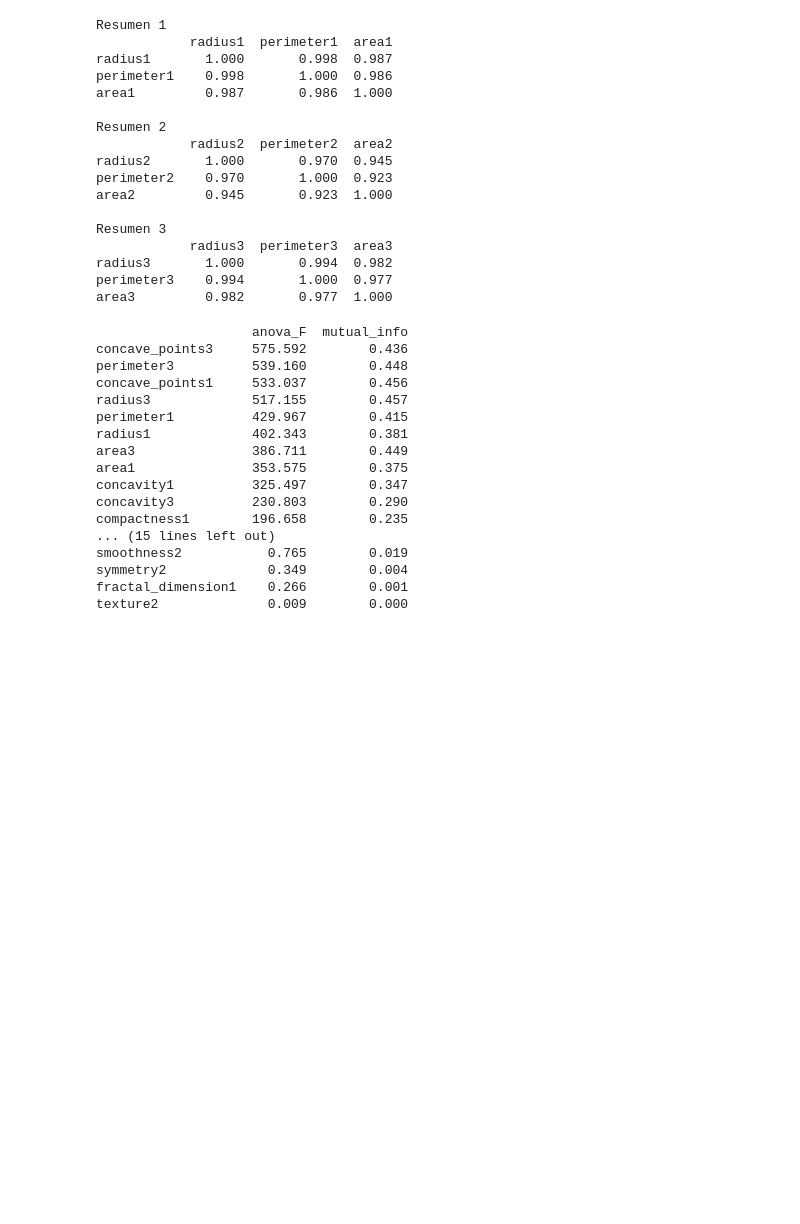
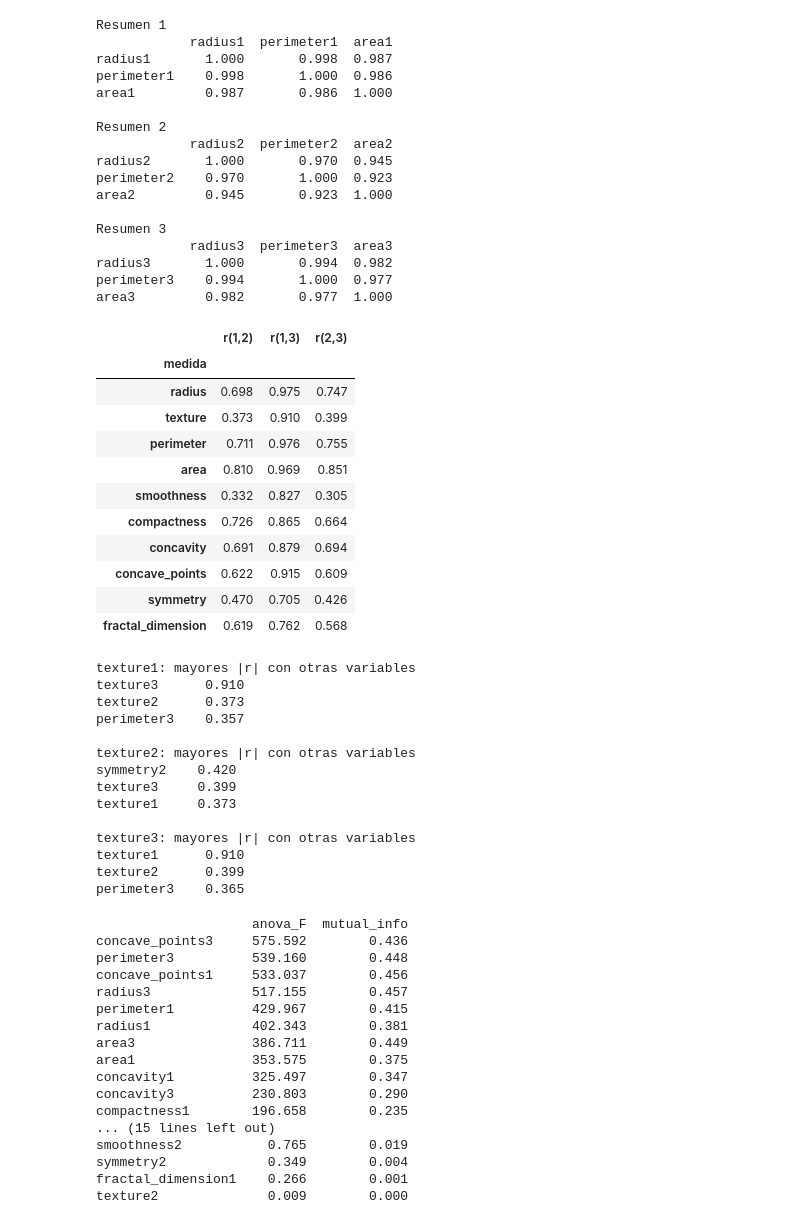
Before and after one commit to milagrosidiarte/clases_ds_ia, a Jupyter notebook: LABORATORIOS/SeleccionDeVariables/Consigna2.ipynb, the cells around one changed output. Drawn from its saved outputs; the diff is of its cells as text; code cells hidden in the pictures; blank space fills up the shorter version.

```diff
--- a/LABORATORIOS/SeleccionDeVariables/Consigna2.ipynb
+++ b/LABORATORIOS/SeleccionDeVariables/Consigna2.ipynb
@@ -138,6 +138,47 @@ Resumen 3
 radius3       1.000       0.994  0.982
 perimeter3    0.994       1.000  0.977
 area3         0.982       0.977  1.000
+# %%
+# Redundancia entre los tres resúmenes de cada medida (1 = media, 2 = error estándar, 3 = peor valor)
+medidas = ["radius", "texture", "perimeter", "area", "smoothness",
+           "compactness", "concavity", "concave_points", "symmetry", "fractal_dimension"]
+filas = []
+for m in medidas:
+    c = X_train[[f"{m}1", f"{m}2", f"{m}3"]].corr()
+    filas.append({"medida": m, "r(1,2)": c.iloc[0, 1], "r(1,3)": c.iloc[0, 2], "r(2,3)": c.iloc[1, 2]})
+display(pd.DataFrame(filas).set_index("medida").round(3))
+
+# Textura: ¿con qué otras variables se correlaciona más?
+for t in ["texture1", "texture2", "texture3"]:
+    print(f"\n{t}: mayores |r| con otras variables")
+    print(corr_mat[t].drop(t).abs().sort_values(ascending=False).head(3).round(3).to_string())
+# %% [output]
+|  | r(1,2) | r(1,3) | r(2,3) |
+| medida |  |  |  |
+| radius | 0.698 | 0.975 | 0.747 |
+| texture | 0.373 | 0.910 | 0.399 |
+| perimeter | 0.711 | 0.976 | 0.755 |
+| area | 0.810 | 0.969 | 0.851 |
+| smoothness | 0.332 | 0.827 | 0.305 |
+| compactness | 0.726 | 0.865 | 0.664 |
+| concavity | 0.691 | 0.879 | 0.694 |
+| concave_points | 0.622 | 0.915 | 0.609 |
+| symmetry | 0.470 | 0.705 | 0.426 |
+| fractal_dimension | 0.619 | 0.762 | 0.568 |
+texture1: mayores |r| con otras variables
+texture3      0.910
+texture2      0.373
+perimeter3    0.357
+
+texture2: mayores |r| con otras variables
+symmetry2    0.420
+texture3     0.399
+texture1     0.373
+
+texture3: mayores |r| con otras variables
+texture1      0.910
+texture2      0.399
+perimeter3    0.365
 # %%
 from sklearn.preprocessing import StandardScaler
 from sklearn.feature_selection import f_classif, mutual_info_classif
```
Also changed, not shown: parts of 1 cell of this notebook, 1 other file.
